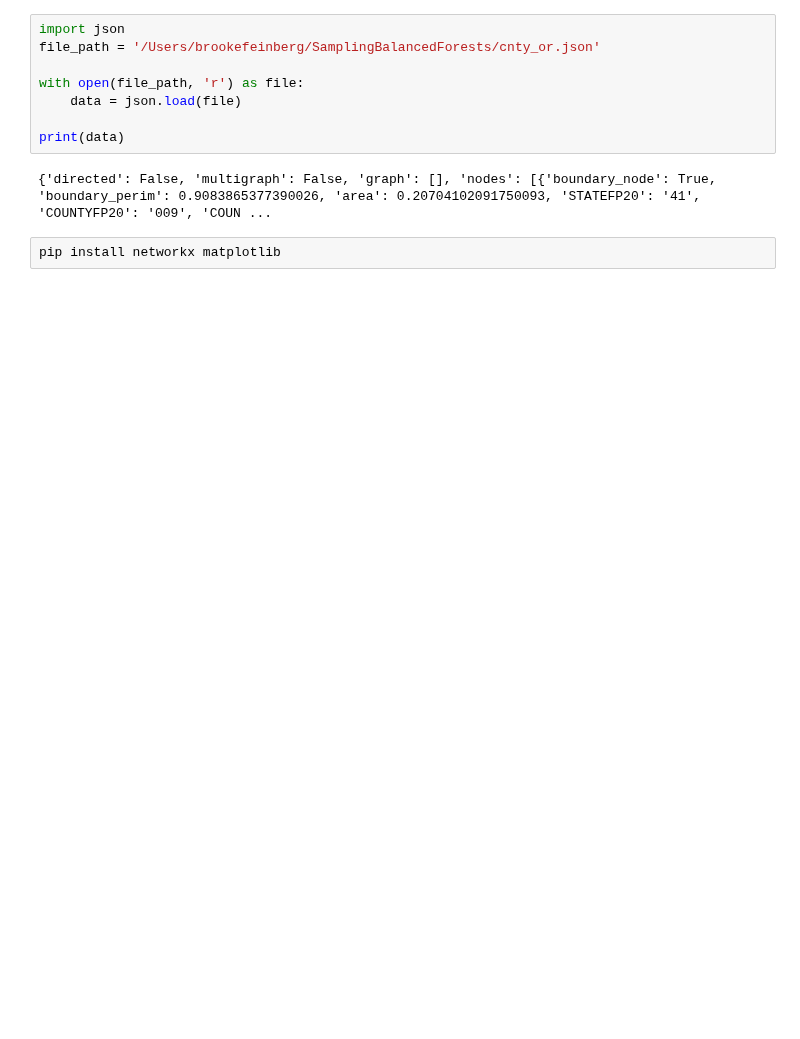
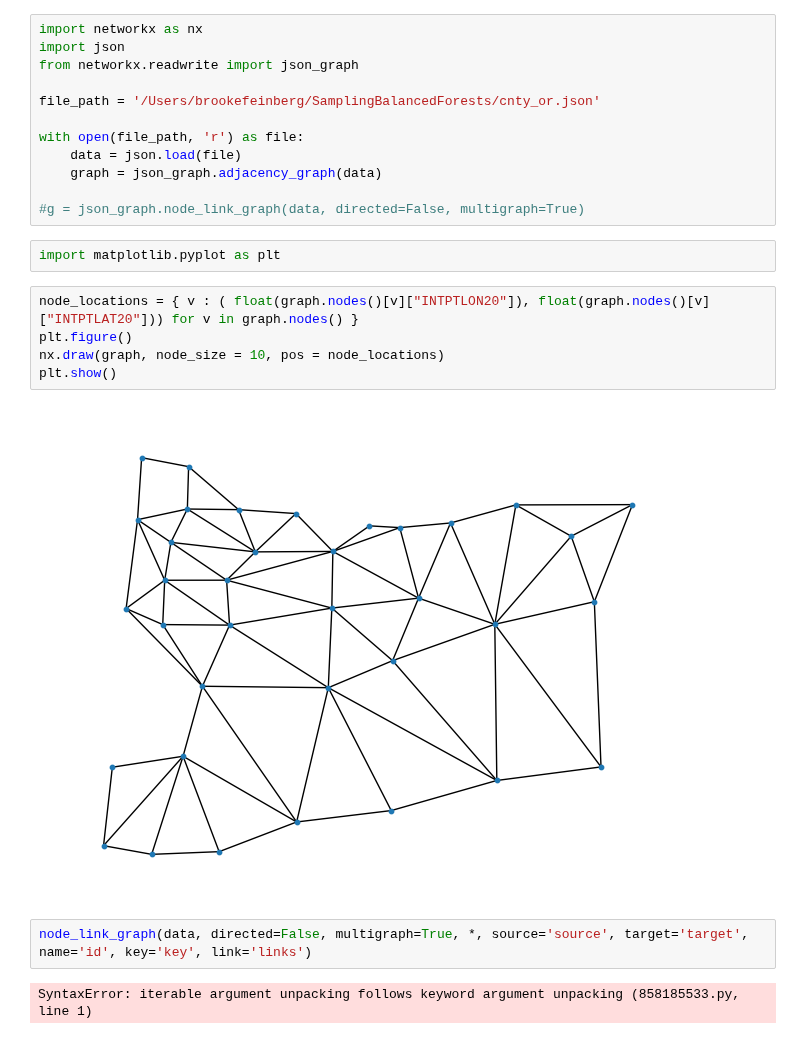
Before and after one commit to brookecarofeinberg/SamplingBalancedForests, a Jupyter notebook: oregon.ipynb, the cells around one changed output. Saved outputs shown, nothing was run; the diff lists cells and outputs as text; blank space fills up the shorter version.

Commit message:
plot

```diff
--- a/oregon.ipynb
+++ b/oregon.ipynb
@@ -1,12 +1,25 @@
 # %%
+import networkx as nx
 import json
+from networkx.readwrite import json_graph
+
 file_path = '/Users/brookefeinberg/SamplingBalancedForests/cnty_or.json'
 
 with open(file_path, 'r') as file:
     data = json.load(file)
+    graph = json_graph.adjacency_graph(data)
 
-print(data)
+#g = json_graph.node_link_graph(data, directed=False, multigraph=True)
-# %% [output]
-{'directed': False, 'multigraph': False, 'graph': [], 'nodes': [{'boundary_node': True, 'boundary_perim': 0.9083865377390026, 'area': 0.20704102091750093, 'STATEFP20': '41', 'COUNTYFP20': '009', 'COUN ...
-# %%
-pip install networkx matplotlib
+# %%
+import matplotlib.pyplot as plt
+# %%
+node_locations = { v : ( float(graph.nodes()[v]["INTPTLON20"]), float(graph.nodes()[v]["INTPTLAT20"])) for v in graph.nodes() }
+plt.figure()
+nx.draw(graph, node_size = 10, pos = node_locations)
+plt.show()
+# %% [output]
+[figure, added]
+# %%
+node_link_graph(data, directed=False, multigraph=True, *, source='source', target='target', name='id', key='key', link='links')
+# %% [output]
+SyntaxError: iterable argument unpacking follows keyword argument unpacking (858185533.py, line 1)
```
